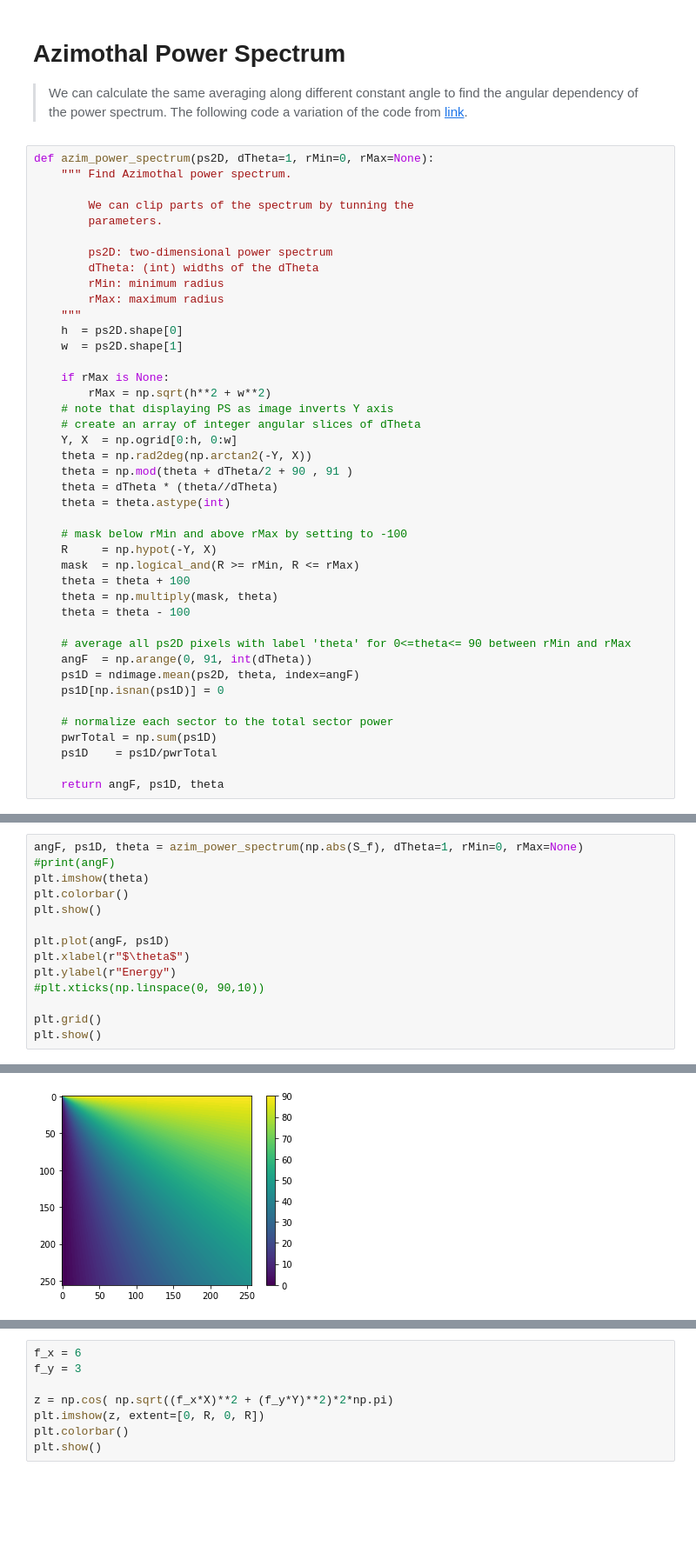
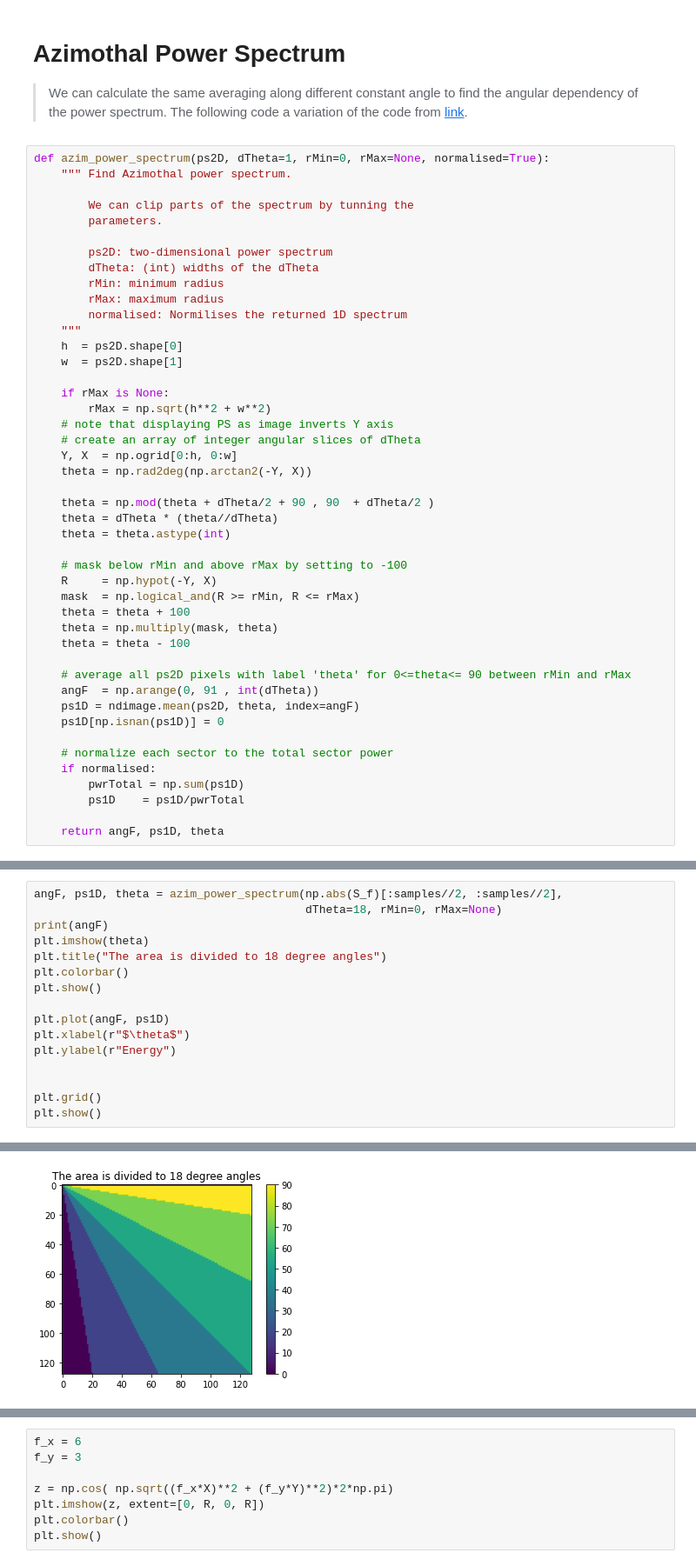
Before and after one commit to rpazuki/Turing_playground, a Jupyter notebook: Fourier Transform and Autocorrelational.ipynb, the cells around one changed output, grey strips where cells are left out. Shown at 87% size. Cells and saved outputs as stored; diff of their text form; blank space fills up the shorter version.

```diff
--- a/Fourier Transform and Autocorrelational.ipynb
+++ b/Fourier Transform and Autocorrelational.ipynb
@@ -407,7 +407,7 @@ plt.show()
 
 > We can calculate the same averaging along different constant angle to find the angular dependency of the power spectrum. The following code a variation of the code from [link](https://medium.com/tangibit-studios/2d-spectrum-characterization-e288f255cc59).
 # %%
-def azim_power_spectrum(ps2D, dTheta=1, rMin=0, rMax=None):
+def azim_power_spectrum(ps2D, dTheta=1, rMin=0, rMax=None, normalised=True):
     """ Find Azimothal power spectrum.
 
         We can clip parts of the spectrum by tunning the
@@ -417,6 +417,7 @@ def azim_power_spectrum(ps2D, dTheta=1, rMin=0, rMax=None):
         dTheta: (int) widths of the dTheta
         rMin: minimum radius
         rMax: maximum radius
+        normalised: Normilises the returned 1D spectrum
     """
     h  = ps2D.shape[0]
     w  = ps2D.shape[1]
@@ -427,7 +428,8 @@ def azim_power_spectrum(ps2D, dTheta=1, rMin=0, rMax=None):
     # create an array of integer angular slices of dTheta
     Y, X  = np.ogrid[0:h, 0:w]
     theta = np.rad2deg(np.arctan2(-Y, X))
-    theta = np.mod(theta + dTheta/2 + 90 , 91 )
+
+    theta = np.mod(theta + dTheta/2 + 90 , 90  + dTheta/2 )
     theta = dTheta * (theta//dTheta)
     theta = theta.astype(int)
 
@@ -439,12 +441,13 @@ def azim_power_spectrum(ps2D, dTheta=1, rMin=0, rMax=None):
     theta = theta - 100
 
     # average all ps2D pixels with label 'theta' for 0<=theta<= 90 between rMin and rMax
-    angF  = np.arange(0, 91, int(dTheta))
+    angF  = np.arange(0, 91 , int(dTheta))
     ps1D = ndimage.mean(ps2D, theta, index=angF)
     ps1D[np.isnan(ps1D)] = 0
 
     # normalize each sector to the total sector power
-    pwrTotal = np.sum(ps1D)
-    ps1D    = ps1D/pwrTotal
+    if normalised:
+        pwrTotal = np.sum(ps1D)
+        ps1D    = ps1D/pwrTotal
 
     return angF, ps1D, theta
@@ -451,14 +456,16 @@ def azim_power_spectrum(ps2D, dTheta=1, rMin=0, rMax=None):
 # %%
-angF, ps1D, theta = azim_power_spectrum(np.abs(S_f), dTheta=1, rMin=0, rMax=None)
-#print(angF)
+angF, ps1D, theta = azim_power_spectrum(np.abs(S_f)[:samples//2, :samples//2],
+                                        dTheta=18, rMin=0, rMax=None)
+print(angF)
 plt.imshow(theta)
+plt.title("The area is divided to 18 degree angles")
 plt.colorbar()
 plt.show()
 
 plt.plot(angF, ps1D)
 plt.xlabel(r"$\theta$")
 plt.ylabel(r"Energy")
-#plt.xticks(np.linspace(0, 90,10))
+
 
 plt.grid()
 plt.show()
@@ -466 +474 @@ plt.show()
-[figure, old version]
+[figure, new version]
```
Also changed, not shown: parts of 8 cells of this notebook.
